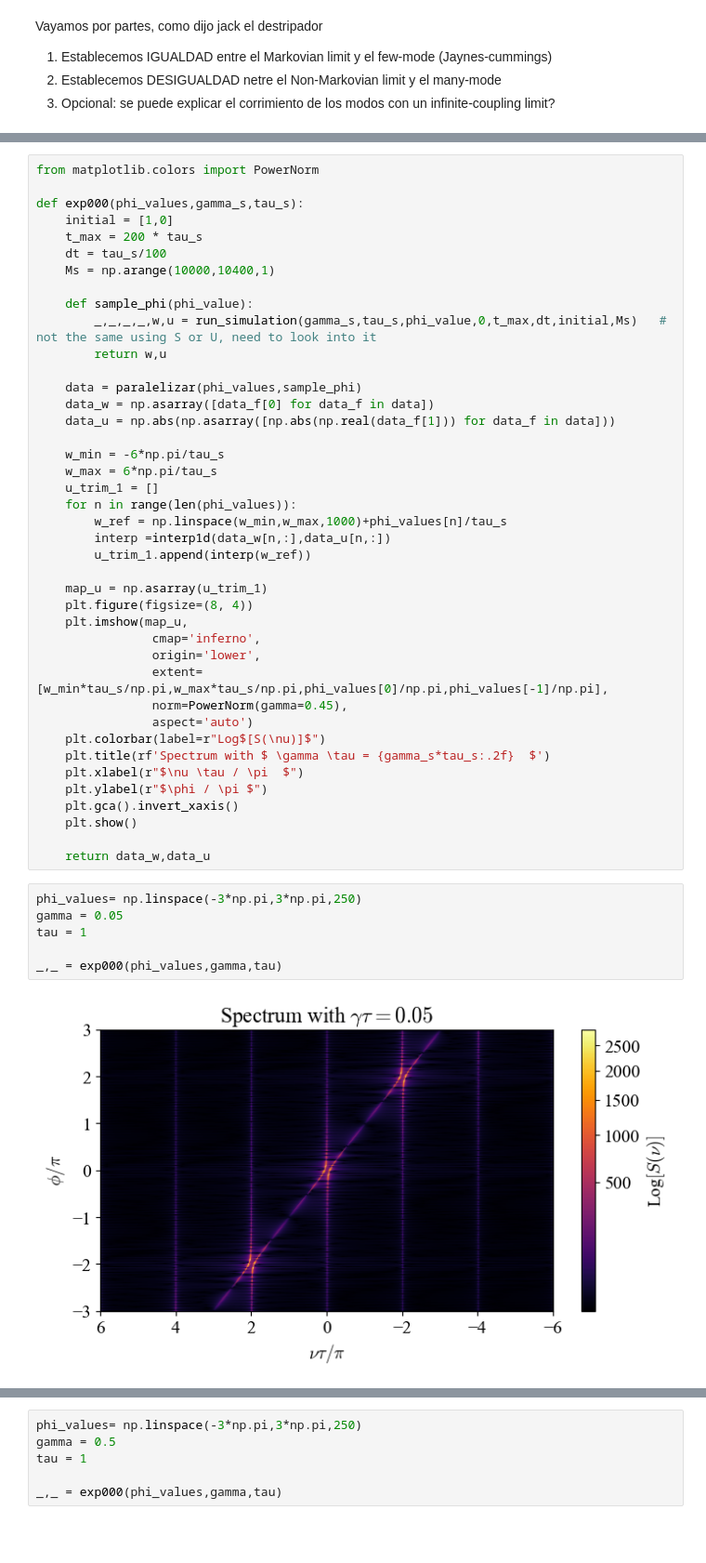
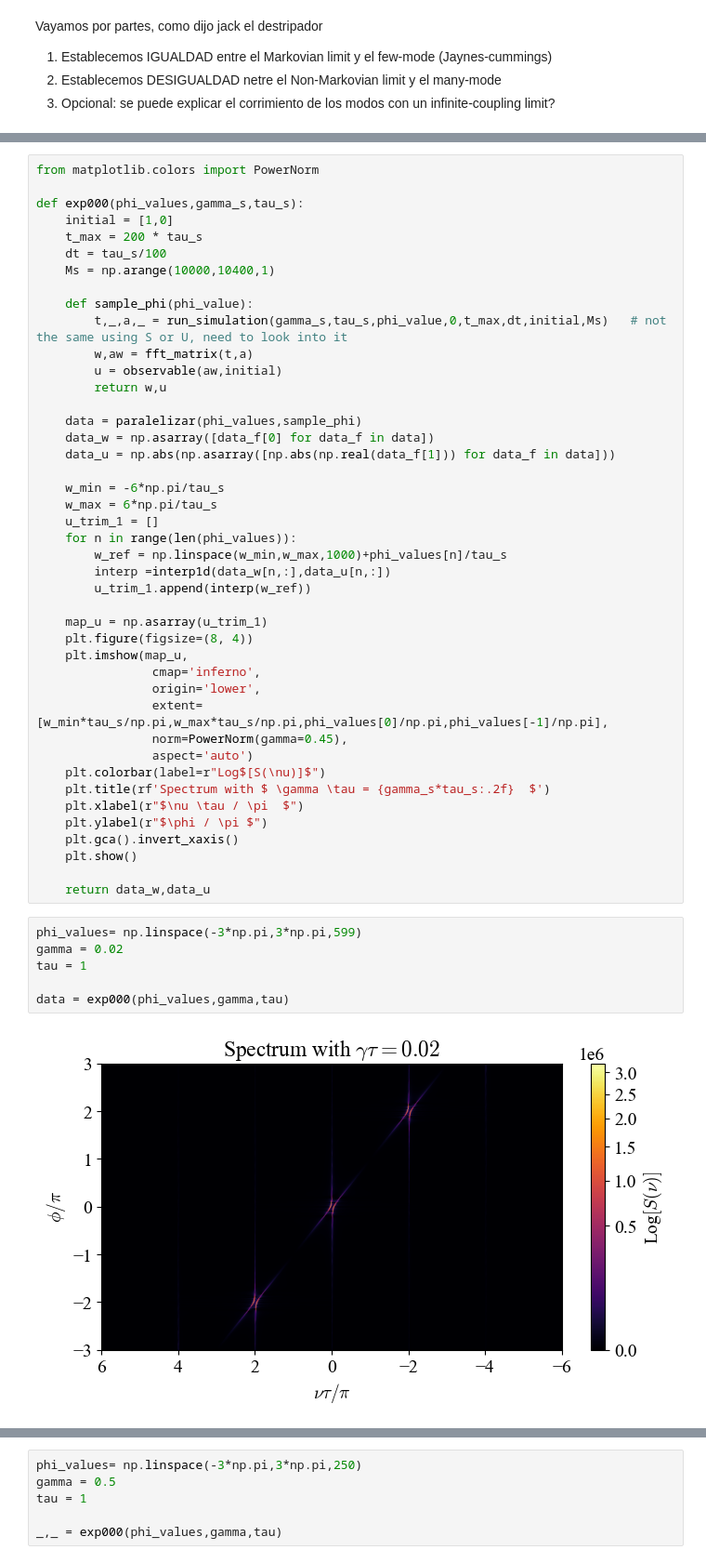
Before and after one commit to Taitoos2/Non, a Jupyter notebook: Single_excitation.ipynb, the cells around one changed output, grey strips where cells are left out. Shown at 93% size. Drawn from its saved outputs; the diff is of its cells as text; blank space fills up the shorter version.

```diff
--- a/Single_excitation.ipynb
+++ b/Single_excitation.ipynb
@@ -28,7 +31,9 @@ def exp000(phi_values,gamma_s,tau_s):
 	Ms = np.arange(10000,10400,1)
 
 	def sample_phi(phi_value):
-		_,_,_,_,w,u = run_simulation(gamma_s,tau_s,phi_value,0,t_max,dt,initial,Ms)   # not the same using S or U, need to look into it
+		t,_,a,_ = run_simulation(gamma_s,tau_s,phi_value,0,t_max,dt,initial,Ms)   # not the same using S or U, need to look into it
+		w,aw = fft_matrix(t,a)
+		u = observable(aw,initial)
 		return w,u
 
 	data = paralelizar(phi_values,sample_phi)
@@ -60,10 +65,10 @@ def exp000(phi_values,gamma_s,tau_s):
 
 	return data_w,data_u
 # %%
-phi_values= np.linspace(-3*np.pi,3*np.pi,250)
-gamma = 0.05
+phi_values= np.linspace(-3*np.pi,3*np.pi,599)
+gamma = 0.02
 tau = 1
 
-_,_ = exp000(phi_values,gamma,tau)
+data = exp000(phi_values,gamma,tau)
 # %% [output]
-[figure, old version]
+[figure, new version]
```
Also changed, not shown: parts of 16 cells of this notebook, 1 other file.
